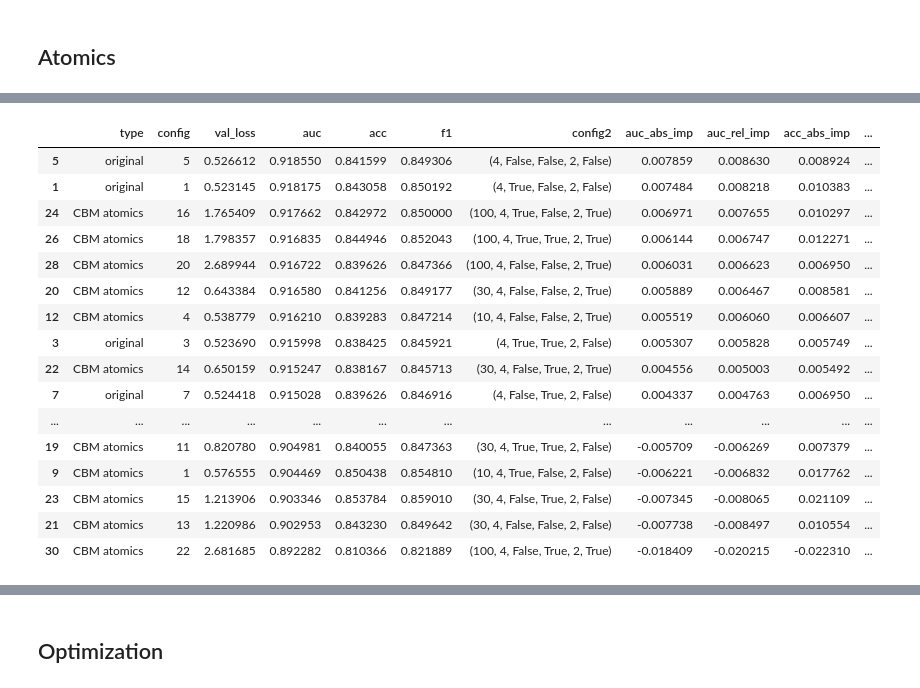
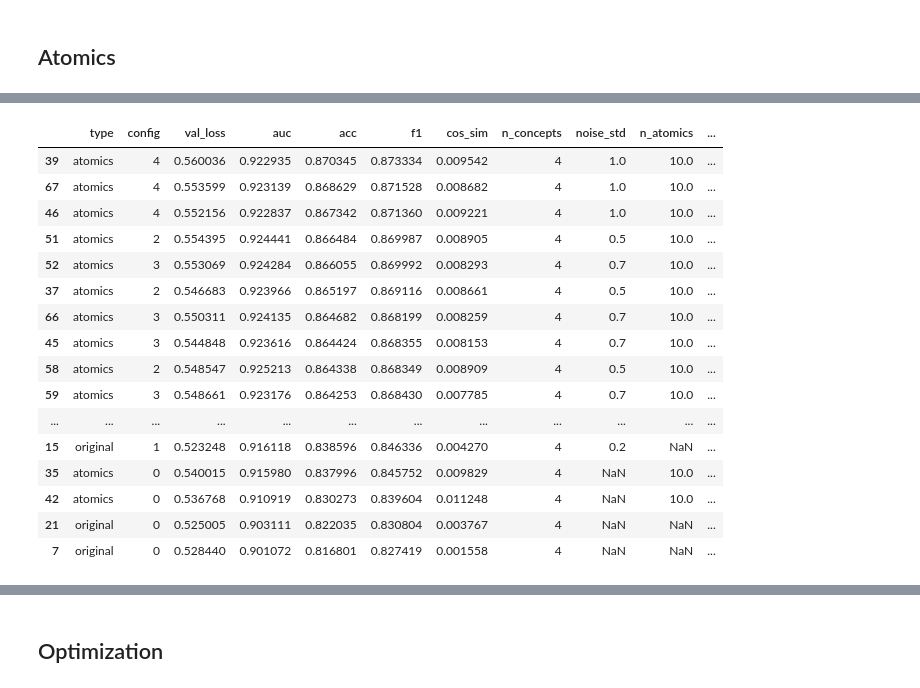
Before and after one commit to KevinArmbruster/optimal-summaries-public, a Jupyter notebook: vasopressor/vasopressor ablaition.ipynb, the cells around one changed output, grey strips where cells are left out. Saved outputs shown, nothing was run; the diff lists cells and outputs as text; code cells hidden in the pictures.

```diff
--- a/vasopressor/vasopressor ablaition.ipynb
+++ b/vasopressor/vasopressor ablaition.ipynb
@@ -326,17 +320,19 @@ Loaded model from /workdir/optimal-summaries-public/_models/vasopressor/original
 # %% [markdown]
 ## Atomics
 # %%
-config = {
-    "n_atomics_list": [10, 30, 100],
-    "n_concepts_list": list(range(4, 5, 1)),
-    "use_indicators": [True, False],
-    "use_fixes": [False, True],
-    "output_dim": [2], #1
-    # "use_only_last_timestep": [True, False],
-    "use_summaries_for_atomics": [True, False],
+config_atomics = {
+    "n_atomics": [10], # 30
+    "n_concepts": [4], # 20
+    # "use_indicators": [True], # False
+    # "use_fixes": [False], # True
+    # "output_dim": [2], #1
+    "use_summaries_for_atomics": [True], # False
+    # "use_grad_norm": [False], # "FULL", "COMPONENT_WISE"],
+    "noise_std": [None, .2, .5, .7, 1, 5, 10],
 }
 
-all_config_permutations_atomics = list(product(*config.values()))
+all_config_permutations_atomics = list(product(*config_atomics.values()))
+all_config_permutations_atomics = [dict(zip(config_atomics.keys(), permutation)) for permutation in all_config_permutations_atomics]
 print(len(all_config_permutations_atomics))
-all_config_permutations_atomics
+# all_config_permutations_atomics
 # %% [output]
@@ -361,6 +340,6 @@ all_config_permutations_atomics
 # %%
 experiment_folder = "/workdir/optimal-summaries-public/_models/vasopressor/atomics/"
-model_path = experiment_folder + "vaso_a{}_c{}_ind{}_fixes{}_output_dim{}_summaries{}.pt"
+model_path = experiment_folder + "vaso_a_{n_atomics}_c_{n_concepts}_summaries4atomics_{use_summaries_for_atomics}_noise_std_{noise_std}.pt"
 
 if not os.path.exists(experiment_folder):
     os.makedirs(experiment_folder)
@@ -441,22 +424,20 @@ Loaded model from /workdir/optimal-summaries-public/_models/vasopressor/atomics/
 # %%
-columns=["type", "config", "val_loss", "auc", "acc", "f1"]
-dtypes = {'type': str, 'config': int, 'val_loss': float, 'auc': float, 'acc': float, 'f1': float}
+columns = ["type", "config", "val_loss", "auc", "acc", "f1", "cos_sim"]
+dtypes = {'type': str, 'config': int, 'val_loss': float, 'auc': float, 'acc': float, 'f1': float, 'cos_sim': float}
 
 df_og = pd.DataFrame(histories_original, columns=columns).astype(dtypes)
-matching_values = [str(all_config_permutations_og[val]) for val in df_og['config']]
-df_og["config2"] = matching_values
+df_og = df_og.join(pd.DataFrame(all_config_permutations_og), on="config", how="left")
 
 df_atomics = pd.DataFrame(history_atomics, columns=columns).astype(dtypes)
-matching_values = [str(all_config_permutations_atomics[val]) for val in df_atomics['config']]
-df_atomics["config2"] = matching_values
-df_atomics["config"] = df_atomics["config"].astype(int)
+df_atomics = df_atomics.join(pd.DataFrame(all_config_permutations_atomics), on="config", how="left")
 
 result_df = pd.concat([df_og, df_atomics], ignore_index=True)
+# result_df
 # %%
 for col in result_df.columns[3:6]:
     baseline = result_df[(result_df['type'] == 'original') & (result_df['config'] == 0)][col].values[0]
-    print(baseline)
+    print(col, baseline)
     result_df[f'{col}_abs_imp'] = result_df[col] - baseline
-    result_df[f'{col}_rel_imp'] = result_df[f'{col}_abs_imp'] / baseline
+    # result_df[f'{col}_rel_imp'] = result_df[f'{col}_abs_imp'] / baseline
 # result_df
 # %% [output]
@@ -466,22 +447,23 @@ for col in result_df.columns[3:6]:
 # %%
-result_df.sort_values(by='auc_abs_imp', ascending=False)
+pd.set_option('display.max_rows', 500)
+result_df.sort_values(by='acc', ascending=False)
 # atomics: atomics, concepts, use_indicators, use_fixes, output_dim, use_summaries_for_atomics
 # original: concepts, use_indicators, use_fixes, output_dim, use_only_last_timestep
 # %% [output]
-|  | type | config | val_loss | auc | acc | f1 | config2 | auc_abs_imp | auc_rel_imp | acc_abs_imp | ... |
-| 5 | original | 5 | 0.526612 | 0.918550 | 0.841599 | 0.849306 | (4, False, False, 2, False) | 0.007859 | 0.008630 | 0.008924 | ... |
-| 1 | original | 1 | 0.523145 | 0.918175 | 0.843058 | 0.850192 | (4, True, False, 2, False) | 0.007484 | 0.008218 | 0.010383 | ... |
-| 24 | CBM atomics | 16 | 1.765409 | 0.917662 | 0.842972 | 0.850000 | (100, 4, True, False, 2, True) | 0.006971 | 0.007655 | 0.010297 | ... |
-| 26 | CBM atomics | 18 | 1.798357 | 0.916835 | 0.844946 | 0.852043 | (100, 4, True, True, 2, True) | 0.006144 | 0.006747 | 0.012271 | ... |
-| 28 | CBM atomics | 20 | 2.689944 | 0.916722 | 0.839626 | 0.847366 | (100, 4, False, False, 2, True) | 0.006031 | 0.006623 | 0.006950 | ... |
-| 20 | CBM atomics | 12 | 0.643384 | 0.916580 | 0.841256 | 0.849177 | (30, 4, False, False, 2, True) | 0.005889 | 0.006467 | 0.008581 | ... |
-| 12 | CBM atomics | 4 | 0.538779 | 0.916210 | 0.839283 | 0.847214 | (10, 4, False, False, 2, True) | 0.005519 | 0.006060 | 0.006607 | ... |
-| 3 | original | 3 | 0.523690 | 0.915998 | 0.838425 | 0.845921 | (4, True, True, 2, False) | 0.005307 | 0.005828 | 0.005749 | ... |
-| 22 | CBM atomics | 14 | 0.650159 | 0.915247 | 0.838167 | 0.845713 | (30, 4, False, True, 2, True) | 0.004556 | 0.005003 | 0.005492 | ... |
-| 7 | original | 7 | 0.524418 | 0.915028 | 0.839626 | 0.846916 | (4, False, True, 2, False) | 0.004337 | 0.004763 | 0.006950 | ... |
+|  | type | config | val_loss | auc | acc | f1 | cos_sim | n_concepts | noise_std | n_atomics | ... |
+| 39 | atomics | 4 | 0.560036 | 0.922935 | 0.870345 | 0.873334 | 0.009542 | 4 | 1.0 | 10.0 | ... |
+| 67 | atomics | 4 | 0.553599 | 0.923139 | 0.868629 | 0.871528 | 0.008682 | 4 | 1.0 | 10.0 | ... |
+| 46 | atomics | 4 | 0.552156 | 0.922837 | 0.867342 | 0.871360 | 0.009221 | 4 | 1.0 | 10.0 | ... |
+| 51 | atomics | 2 | 0.554395 | 0.924441 | 0.866484 | 0.869987 | 0.008905 | 4 | 0.5 | 10.0 | ... |
+| 52 | atomics | 3 | 0.553069 | 0.924284 | 0.866055 | 0.869992 | 0.008293 | 4 | 0.7 | 10.0 | ... |
+| 37 | atomics | 2 | 0.546683 | 0.923966 | 0.865197 | 0.869116 | 0.008661 | 4 | 0.5 | 10.0 | ... |
+| 66 | atomics | 3 | 0.550311 | 0.924135 | 0.864682 | 0.868199 | 0.008259 | 4 | 0.7 | 10.0 | ... |
+| 45 | atomics | 3 | 0.544848 | 0.923616 | 0.864424 | 0.868355 | 0.008153 | 4 | 0.7 | 10.0 | ... |
+| 58 | atomics | 2 | 0.548547 | 0.925213 | 0.864338 | 0.868349 | 0.008909 | 4 | 0.5 | 10.0 | ... |
+| 59 | atomics | 3 | 0.548661 | 0.923176 | 0.864253 | 0.868430 | 0.007785 | 4 | 0.7 | 10.0 | ... |
 | ... | ... | ... | ... | ... | ... | ... | ... | ... | ... | ... | ... |
-| 19 | CBM atomics | 11 | 0.820780 | 0.904981 | 0.840055 | 0.847363 | (30, 4, True, True, 2, False) | -0.005709 | -0.006269 | 0.007379 | ... |
-| 9 | CBM atomics | 1 | 0.576555 | 0.904469 | 0.850438 | 0.854810 | (10, 4, True, False, 2, False) | -0.006221 | -0.006832 | 0.017762 | ... |
-| 23 | CBM atomics | 15 | 1.213906 | 0.903346 | 0.853784 | 0.859010 | (30, 4, False, True, 2, False) | -0.007345 | -0.008065 | 0.021109 | ... |
-| 21 | CBM atomics | 13 | 1.220986 | 0.902953 | 0.843230 | 0.849642 | (30, 4, False, False, 2, False) | -0.007738 | -0.008497 | 0.010554 | ... |
-| 30 | CBM atomics | 22 | 2.681685 | 0.892282 | 0.810366 | 0.821889 | (100, 4, False, True, 2, True) | -0.018409 | -0.020215 | -0.022310 | ... |
+| 15 | original | 1 | 0.523248 | 0.916118 | 0.838596 | 0.846336 | 0.004270 | 4 | 0.2 | NaN | ... |
+| 35 | atomics | 0 | 0.540015 | 0.915980 | 0.837996 | 0.845752 | 0.009829 | 4 | NaN | 10.0 | ... |
+| 42 | atomics | 0 | 0.536768 | 0.910919 | 0.830273 | 0.839604 | 0.011248 | 4 | NaN | 10.0 | ... |
+| 21 | original | 0 | 0.525005 | 0.903111 | 0.822035 | 0.830804 | 0.003767 | 4 | NaN | NaN | ... |
+| 7 | original | 0 | 0.528440 | 0.901072 | 0.816801 | 0.827419 | 0.001558 | 4 | NaN | NaN | ... |
```
Also changed, not shown: parts of 12 cells of this notebook, 9 other files.
